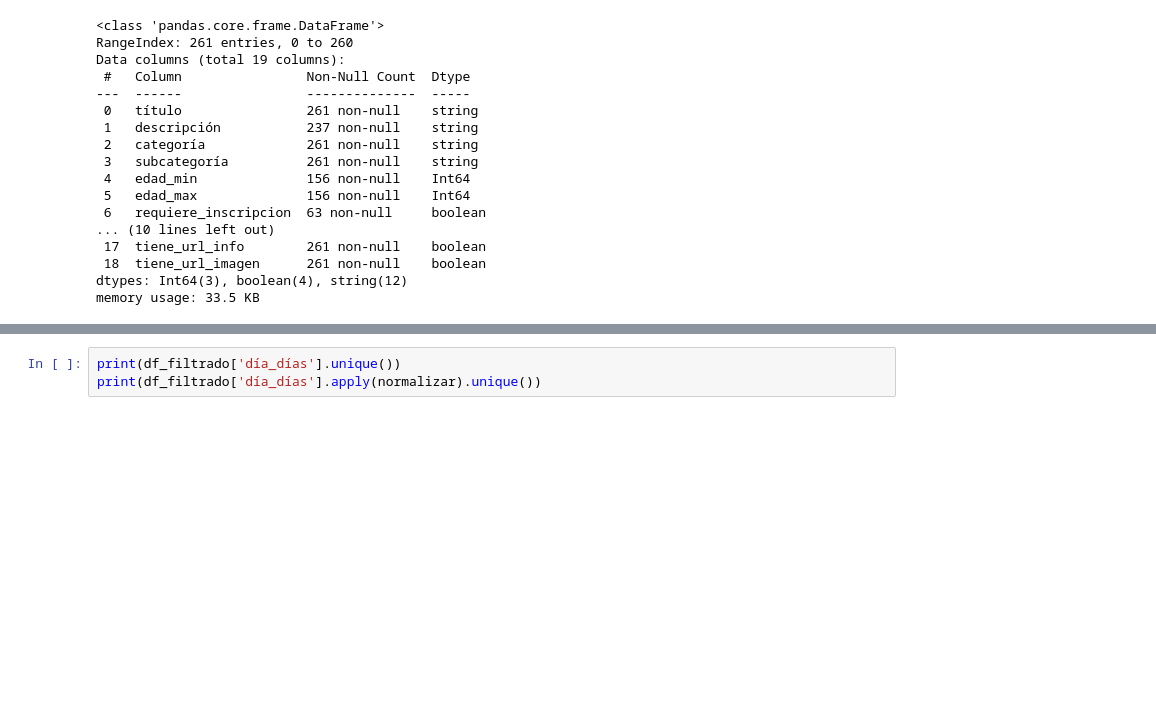
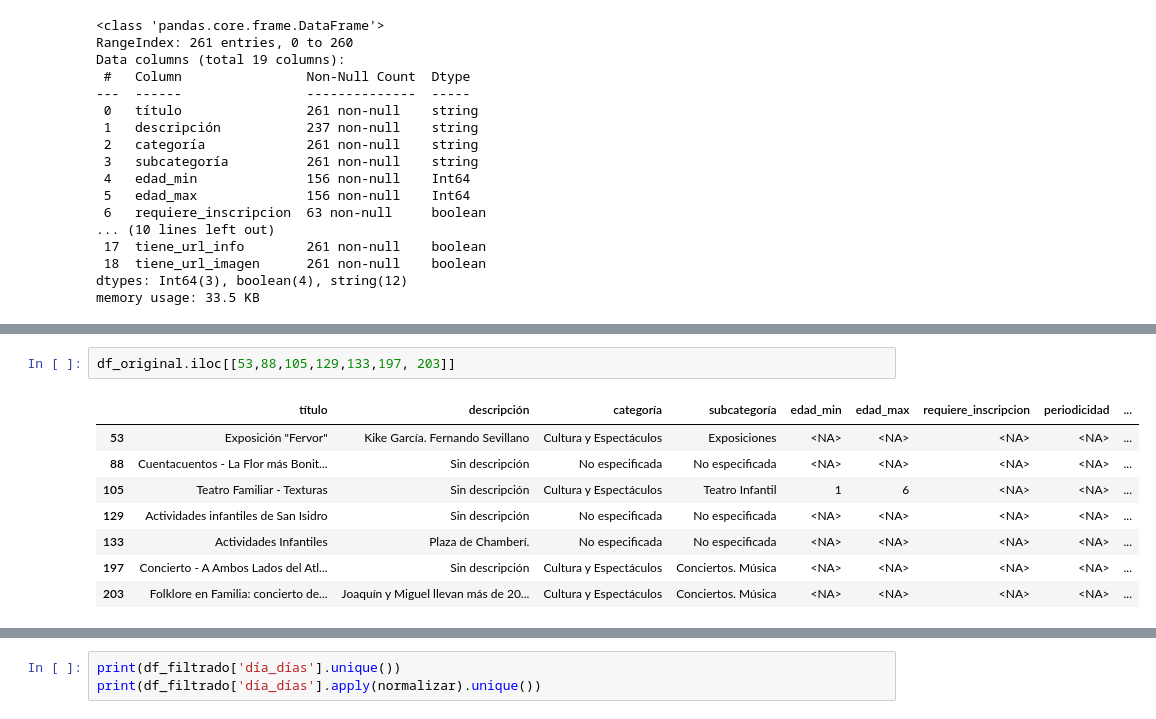
Before and after one commit to abdonrb/desafio_tripulaciones, a Jupyter notebook: notebooks/06_ModeloML_RecomencionActividades_KNN_agv.ipynb, the cells around one changed output, grey strips where cells are left out. Drawn from its saved outputs; the diff is of its cells as text; blank space fills up the shorter version.

```diff
--- a/notebooks/06_ModeloML_RecomencionActividades_KNN_agv.ipynb
+++ b/notebooks/06_ModeloML_RecomencionActividades_KNN_agv.ipynb
@@ -599,3 +617,14 @@ def filtrado_segun_condiciones(df, condiciones):
 
     print(df_filtrado.shape)
     return df_filtrado
+# %%
+df_original.iloc[[53,88,105,129,133,197, 203]]
+# %% [output]
+|  | título | descripción | categoría | subcategoría | edad_min | edad_max | requiere_inscripcion | periodicidad | ... |
+| 53 | Exposición "Fervor" | Kike García. Fernando Sevillano | Cultura y Espectáculos | Exposiciones | <NA> | <NA> | <NA> | <NA> | ... |
+| 88 | Cuentacuentos - La Flor más Bonit... | Sin descripción | No especificada | No especificada | <NA> | <NA> | <NA> | <NA> | ... |
+| 105 | Teatro Familiar - Texturas | Sin descripción | Cultura y Espectáculos | Teatro Infantil | 1 | 6 | <NA> | <NA> | ... |
+| 129 | Actividades infantiles de San Isidro | Sin descripción | No especificada | No especificada | <NA> | <NA> | <NA> | <NA> | ... |
+| 133 | Actividades Infantiles | Plaza de Chamberí. | No especificada | No especificada | <NA> | <NA> | <NA> | <NA> | ... |
+| 197 | Concierto - A Ambos Lados del Atl... | Sin descripción | Cultura y Espectáculos | Conciertos. Música | <NA> | <NA> | <NA> | <NA> | ... |
+| 203 | Folklore en Familia: concierto de... | Joaquín y Miguel llevan más de 20... | Cultura y Espectáculos | Conciertos. Música | <NA> | <NA> | <NA> | <NA> | ... |
```
Also changed, not shown: parts of 9 cells of this notebook, 3 other files.
